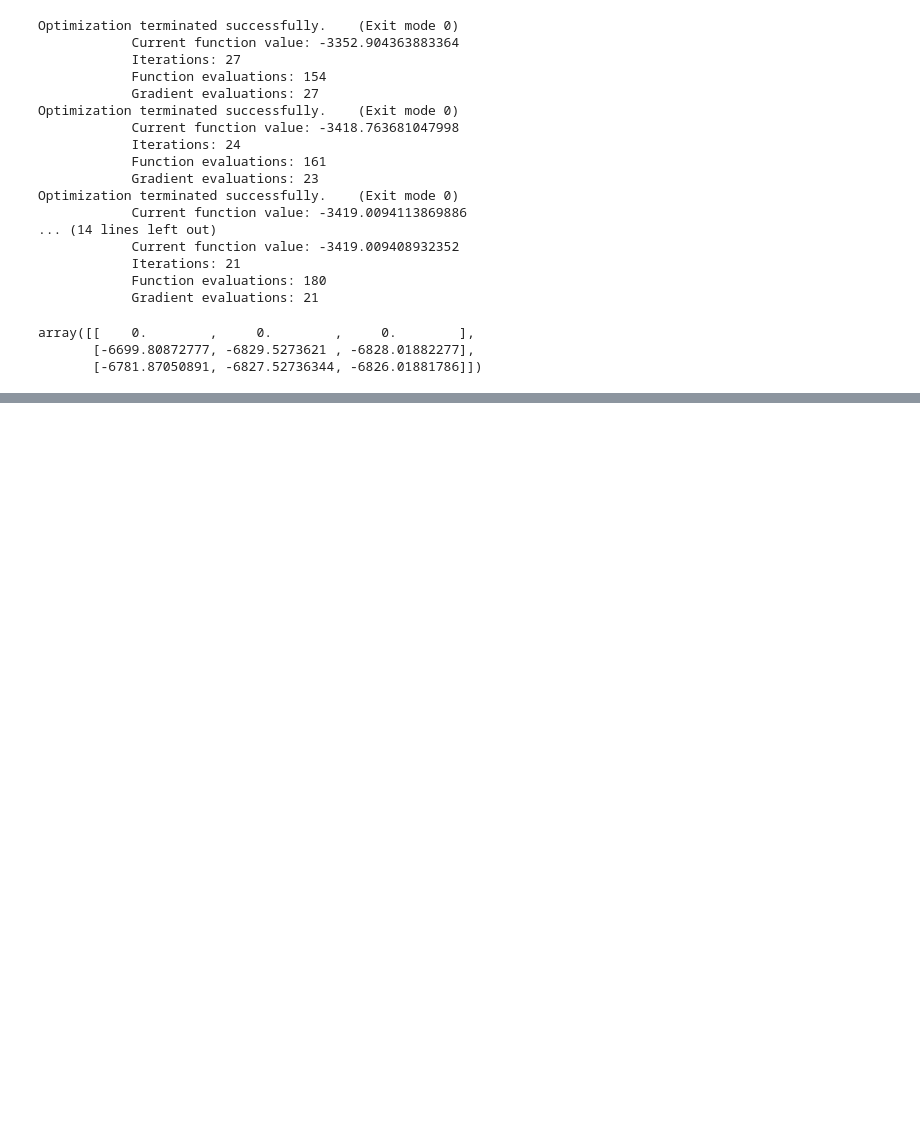
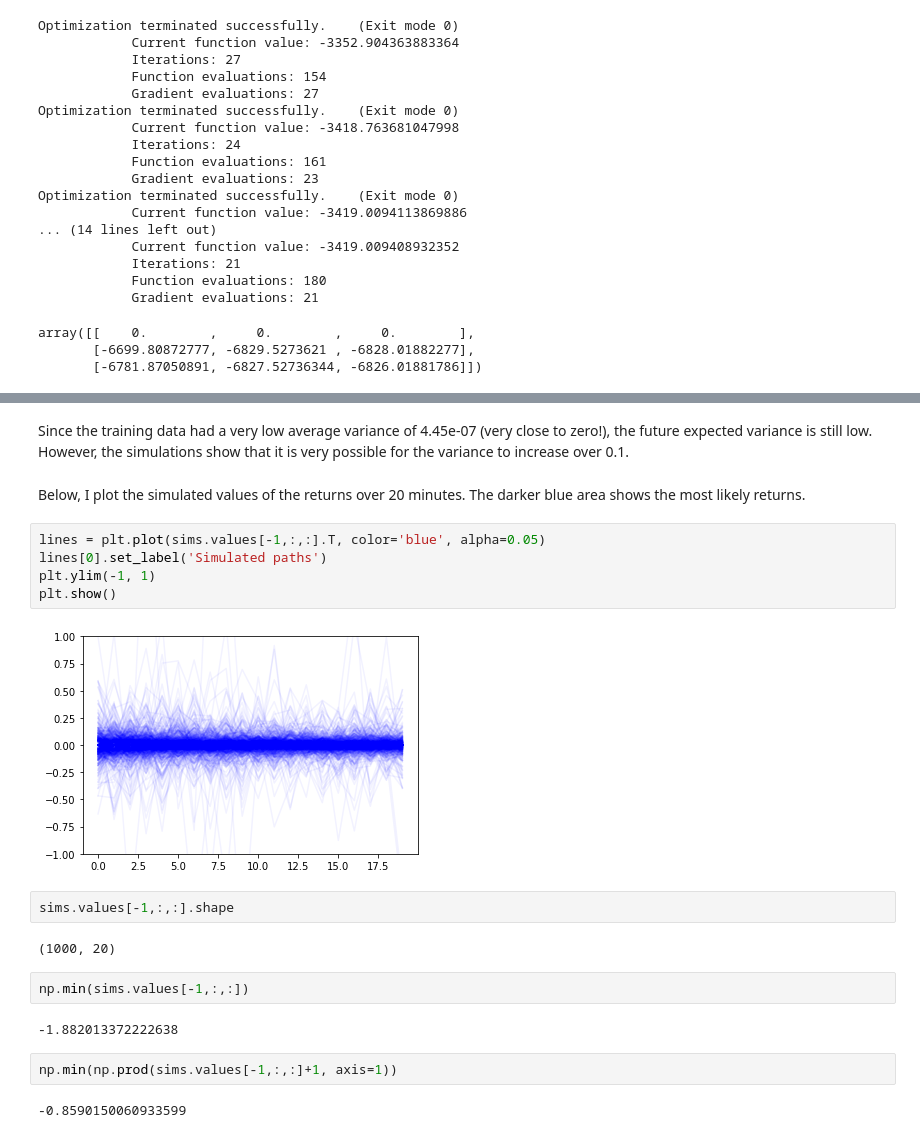
Before and after one commit to AndyVuHoang/Ripple-Report, a Jupyter notebook: analysis.ipynb, the cells around one changed output, grey strips where cells are left out. Saved outputs shown, nothing was run; the diff lists cells and outputs as text; blank space fills up the shorter version.

```diff
--- a/analysis.ipynb
+++ b/analysis.ipynb
@@ -755,0 +563,23 @@ plt.show()
+# %% [markdown]
+Since the training data had a very low average variance of 4.45e-07 (very close to zero!), the future expected variance is still low. However, the simulations show that it is very possible for the variance to increase over 0.1.
+# %% [markdown]
+Below, I plot the simulated values of the returns over 20 minutes. The darker blue area shows the most likely returns.
+# %%
+lines = plt.plot(sims.values[-1,:,:].T, color='blue', alpha=0.05)
+lines[0].set_label('Simulated paths')
+plt.ylim(-1, 1)
+plt.show()
+# %% [output]
+[figure, added]
+# %%
+sims.values[-1,:,:].shape
+# %% [output]
+(1000, 20)
+# %%
+np.min(sims.values[-1,:,:])
+# %% [output]
+-1.882013372222638
+# %%
+np.min(np.prod(sims.values[-1,:,:]+1, axis=1))
+# %% [output]
+-0.8590150060933599
```
Also changed, not shown: parts of 40 cells of this notebook.
